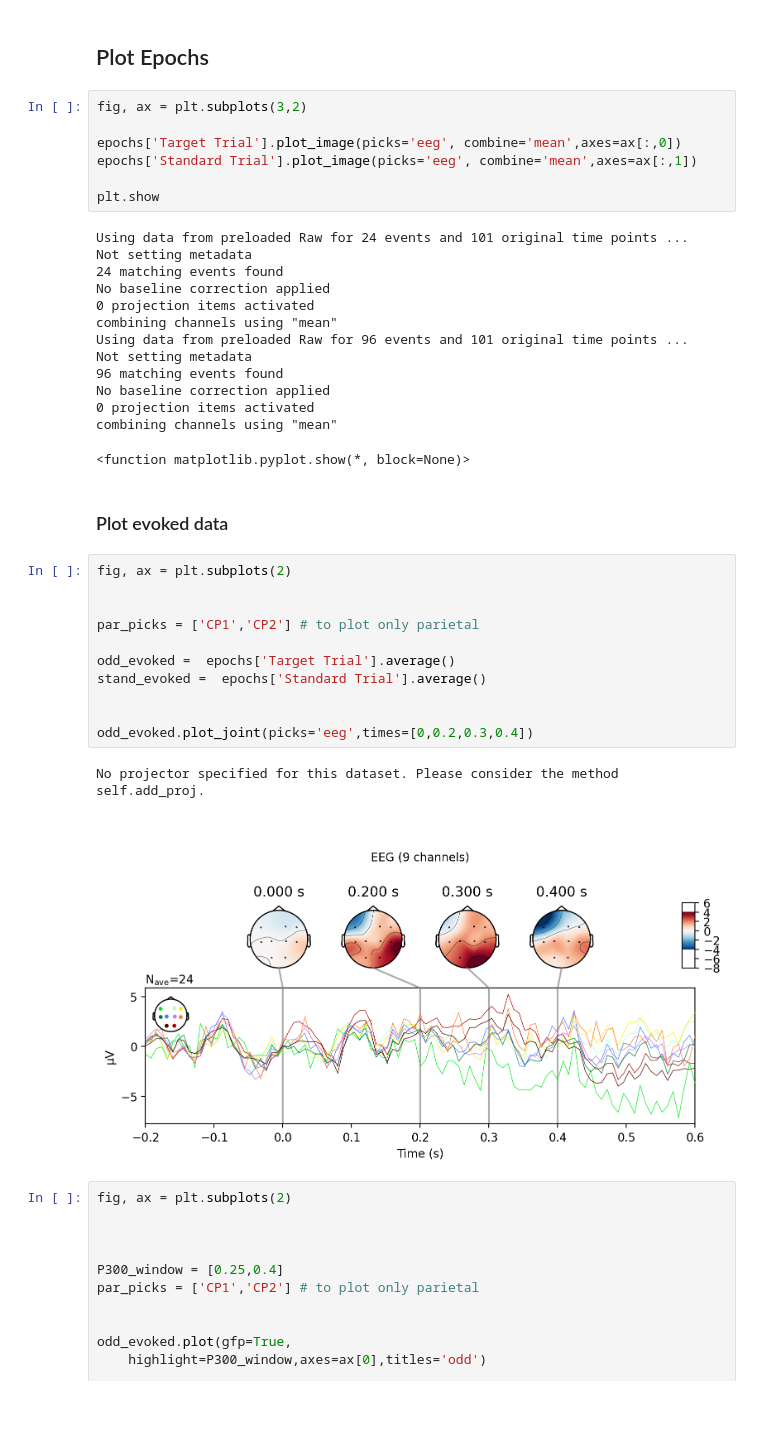
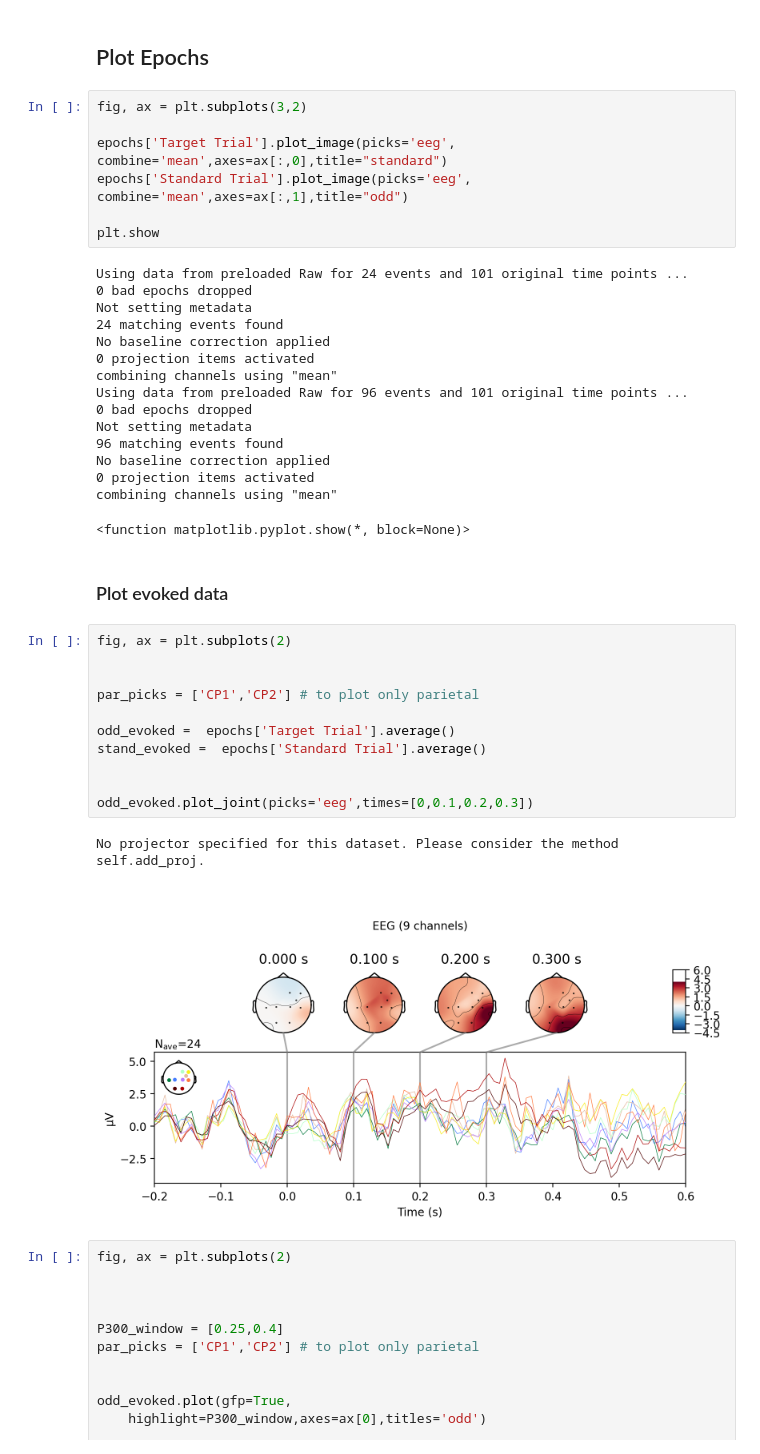
Before and after one commit to Giladsc/Bci_Als_020123, a Jupyter notebook: P300_Analysis.ipynb, the cells around one changed output. Cells and saved outputs as stored; diff of their text form; blank space fills up the shorter version.

```diff
--- a/P300_Analysis.ipynb
+++ b/P300_Analysis.ipynb
@@ -86,18 +85,20 @@ Applying baseline correction (mode: mean)
 # %%
 fig, ax = plt.subplots(3,2)
 
-epochs['Target Trial'].plot_image(picks='eeg', combine='mean',axes=ax[:,0])
-epochs['Standard Trial'].plot_image(picks='eeg', combine='mean',axes=ax[:,1])
+epochs['Target Trial'].plot_image(picks='eeg', combine='mean',axes=ax[:,0],title="standard")
+epochs['Standard Trial'].plot_image(picks='eeg', combine='mean',axes=ax[:,1],title="odd")
 
 plt.show
 # %% [output]
 Using data from preloaded Raw for 24 events and 101 original time points ...
+0 bad epochs dropped
 Not setting metadata
 24 matching events found
 No baseline correction applied
 0 projection items activated
 combining channels using "mean"
 Using data from preloaded Raw for 96 events and 101 original time points ...
+0 bad epochs dropped
 Not setting metadata
 96 matching events found
 No baseline correction applied
@@ -109,17 +110,17 @@ combining channels using "mean"
 # %%
 fig, ax = plt.subplots(2)
 
 
 par_picks = ['CP1','CP2'] # to plot only parietal
 
 odd_evoked =  epochs['Target Trial'].average()
 stand_evoked =  epochs['Standard Trial'].average()
 
 
-odd_evoked.plot_joint(picks='eeg',times=[0,0.2,0.3,0.4])
+odd_evoked.plot_joint(picks='eeg',times=[0,0.1,0.2,0.3])
 # %% [output]
 No projector specified for this dataset. Please consider the method self.add_proj.
-[figure, old version]
+[figure, new version]
 # %%
 fig, ax = plt.subplots(2)
 
```
Also changed, not shown: parts of 5 cells of this notebook, 2 other files.
